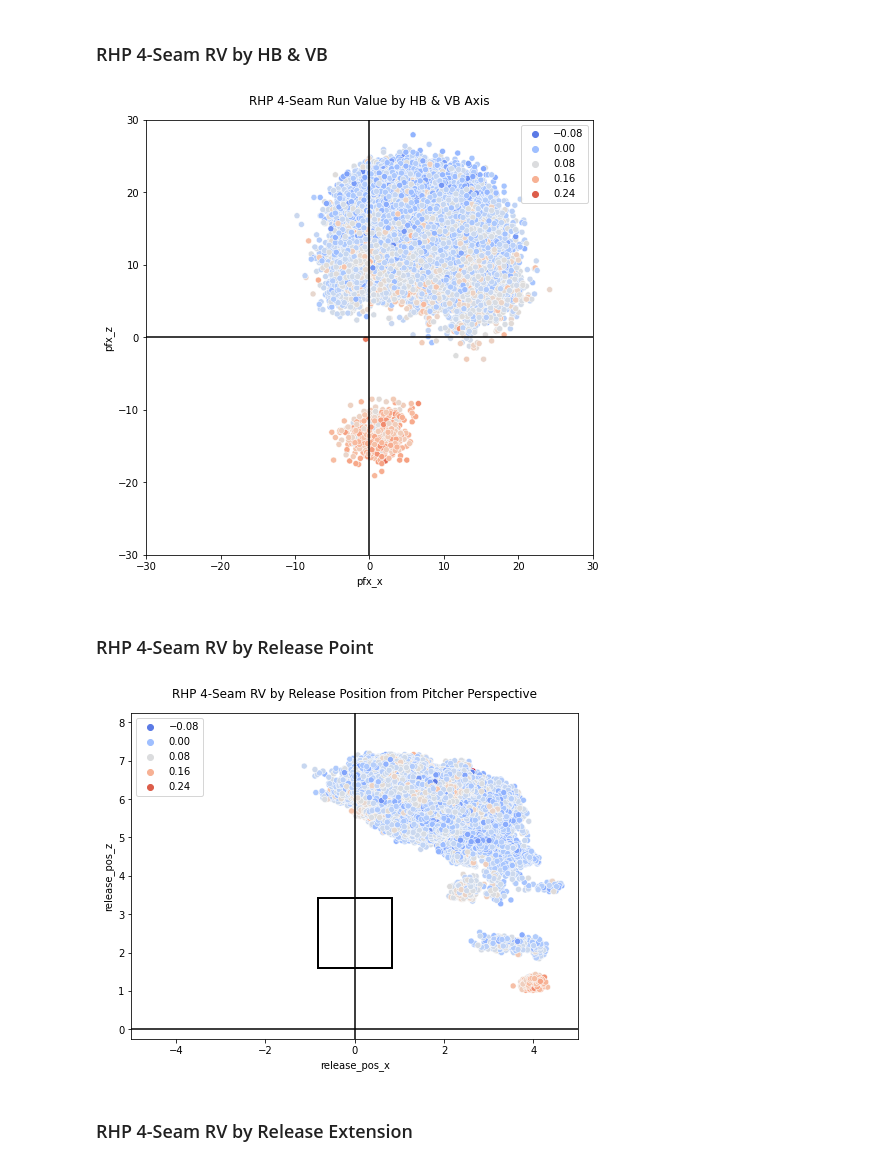
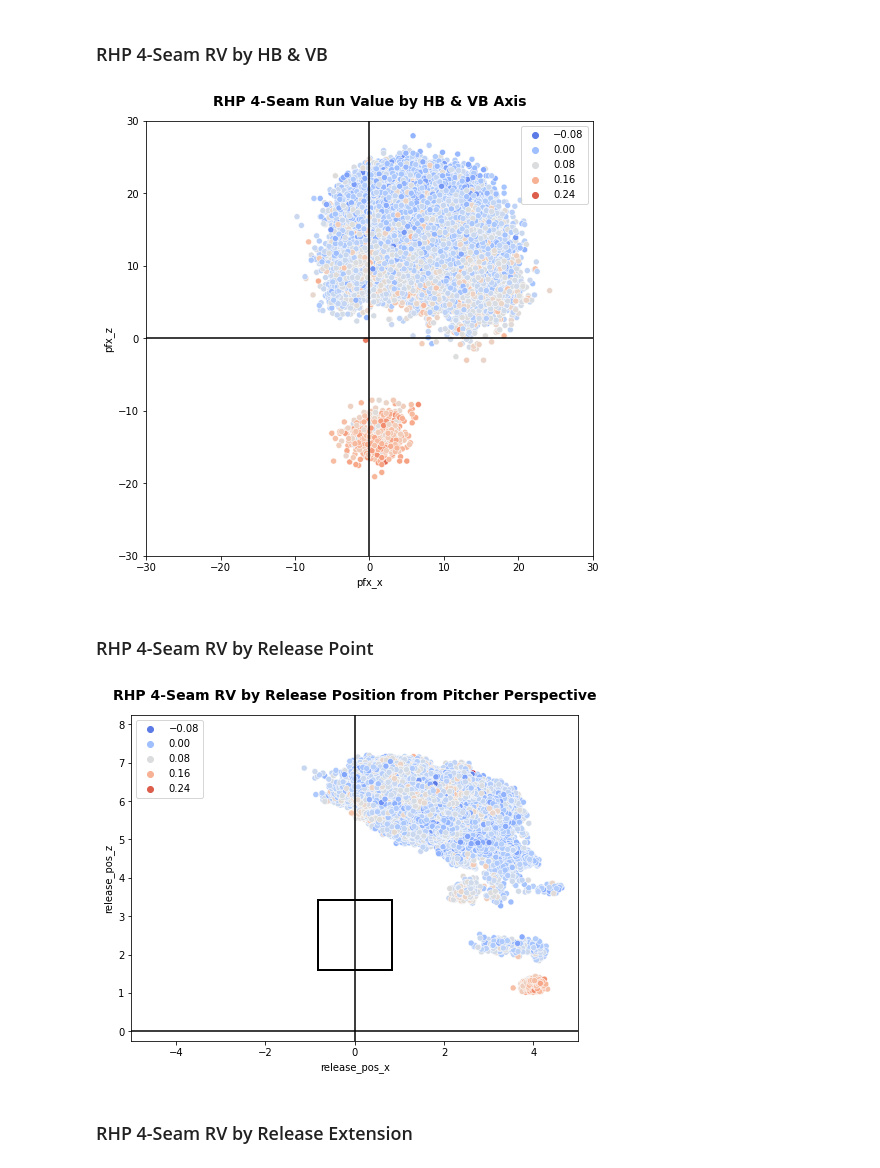
Before and after one commit to anthonyzurke/pitch-model, a Jupyter notebook: notebooks/model-pitch-quality-lr-Copy1.ipynb, the cells around one changed output. Drawn from its saved outputs; the diff is of its cells as text; code cells hidden in the pictures.

```diff
--- a/notebooks/model-pitch-quality-lr-Copy1.ipynb
+++ b/notebooks/model-pitch-quality-lr-Copy1.ipynb
@@ -399,24 +399,25 @@ sns.scatterplot(data = ff_r, x = 'pfx_x', y = 'pfx_z', hue = pred, palette = 'co
                 # hue_norm = (-.1, 0.223))
 plt.xlim(-30, 30), plt.ylim(-30, 30)
 plt.axhline(0, color = 'black'), plt.axvline(0, color = 'black')
-plt.title('RHP 4-Seam Run Value by HB & VB Axis', pad = 15);
+plt.title('RHP 4-Seam Run Value by HB & VB Axis', fontsize = 14, fontweight = 'bold', pad = 15);
 # %% [output]
-[figure, old version]
+[figure, new version]
 # %% [markdown]
 ### RHP 4-Seam RV by Release Point
 # %%
 plt.figure(figsize = (8, 6))
 
 sns.scatterplot(data = ff_r, x = 'release_pos_x', y = 'release_pos_z', hue = pred, palette = 'coolwarm')
 plt.xlim(-5, 5), plt.ylim(-0.25, 8.25)
 plt.axvline(0, color = 'black'), plt.axhline(0, color = 'black')
 left, bottom, width, height = (-.83, 1.59, 1.66, 1.82)
 plt.gca().add_patch(Rectangle((left, bottom), width, height, fill = False, color = 'black', linewidth = 2))
 # rect = mpatches.Rectangle((left, bottom), width, height, fill = False, color = 'black', linewidth = 2)
 # plt.gca().add_patch(rect)
-plt.title('RHP 4-Seam RV by Release Position from Pitcher Perspective', pad = 15);
+plt.title('RHP 4-Seam RV by Release Position from Pitcher Perspective', fontsize = 14, fontweight = 'bold',
+           pad = 15);
 # %% [output]
-[figure, old version]
+[figure, new version]
 # %% [markdown]
 ### RHP 4-Seam RV by Release Extension
 # %%
```
Also changed, not shown: parts of 33 cells of this notebook.
